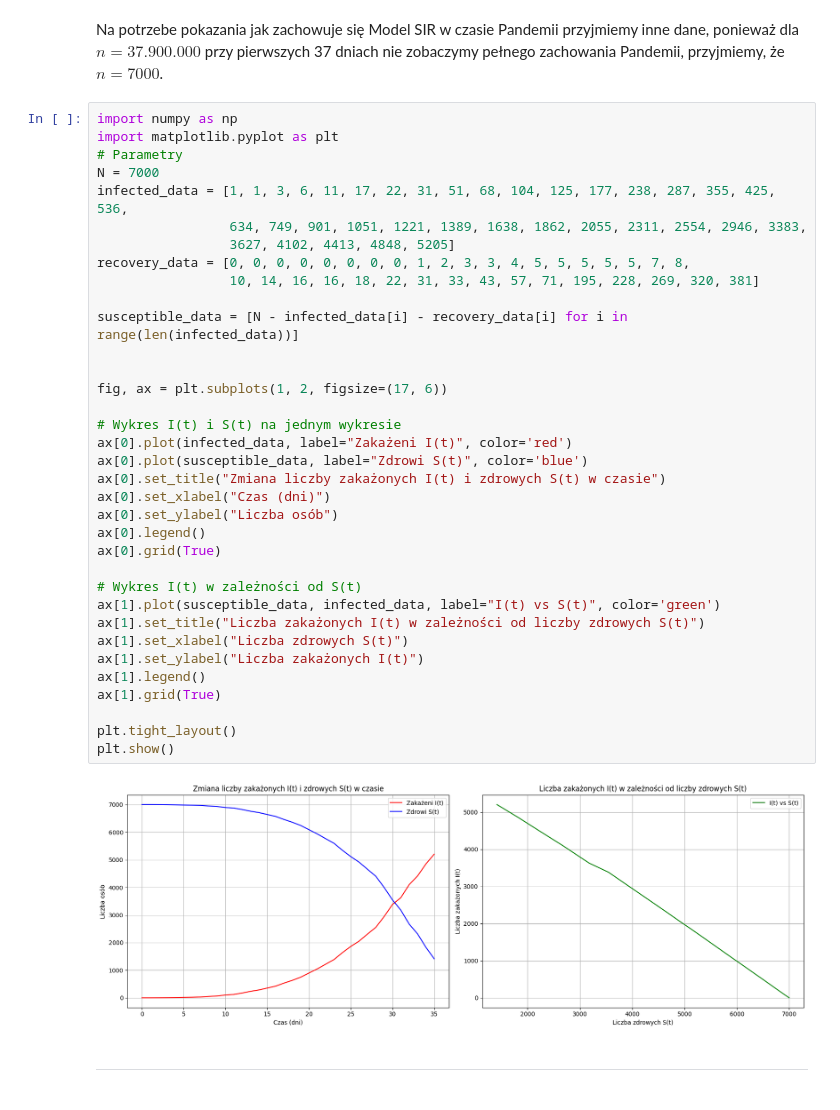
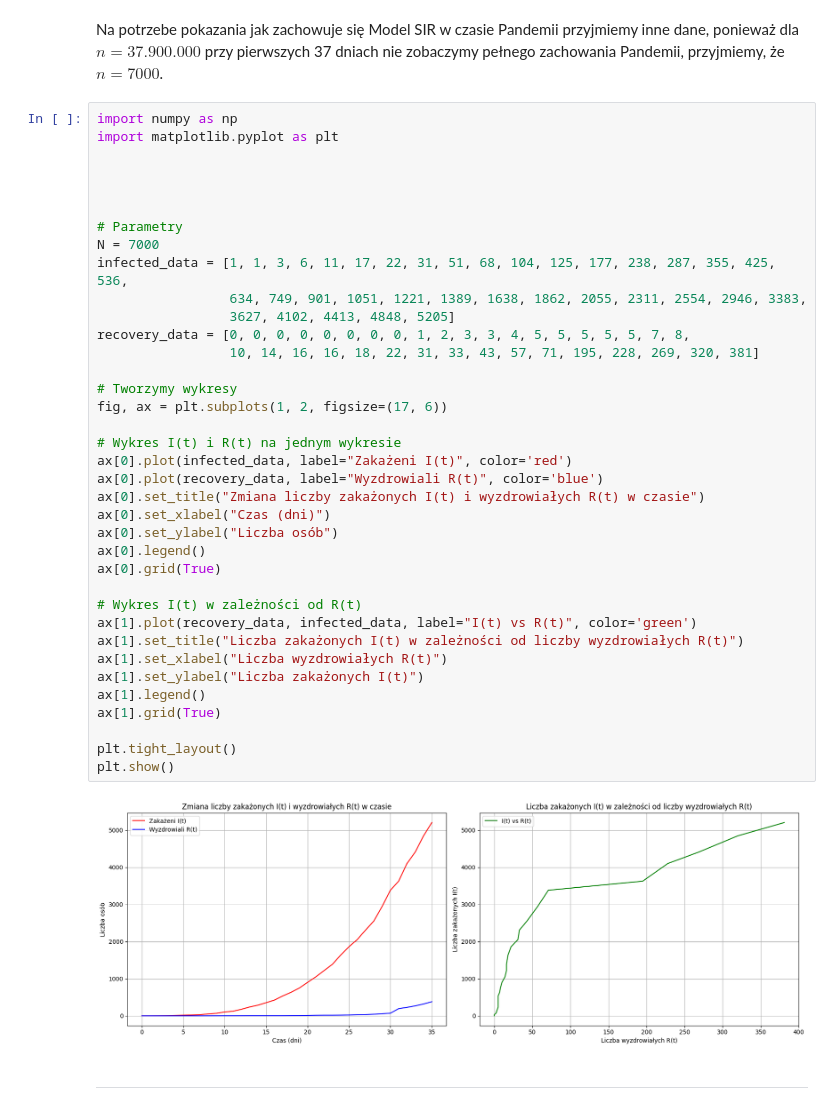
Before and after one commit to 277465/Modelowanie-Pandemii-Sars-cov-19, a Jupyter notebook: projekt.ipynb, the cells around one changed output. Saved outputs shown, nothing was run; the diff lists cells and outputs as text.

Commit message:
zmiana wykresu

```diff
--- a/projekt.ipynb
+++ b/projekt.ipynb
@@ -109,40 +109,42 @@ Na potrzebe pokazania jak zachowuje się Model SIR w czasie Pandemii przyjmiemy
 # %%
 import numpy as np
 import matplotlib.pyplot as plt
+
+
+
+
 # Parametry
 N = 7000
 infected_data = [1, 1, 3, 6, 11, 17, 22, 31, 51, 68, 104, 125, 177, 238, 287, 355, 425, 536,
                  634, 749, 901, 1051, 1221, 1389, 1638, 1862, 2055, 2311, 2554, 2946, 3383,
                  3627, 4102, 4413, 4848, 5205]
 recovery_data = [0, 0, 0, 0, 0, 0, 0, 0, 1, 2, 3, 3, 4, 5, 5, 5, 5, 5, 7, 8,
                  10, 14, 16, 16, 18, 22, 31, 33, 43, 57, 71, 195, 228, 269, 320, 381]
 
-susceptible_data = [N - infected_data[i] - recovery_data[i] for i in range(len(infected_data))]
-
-
+# Tworzymy wykresy
 fig, ax = plt.subplots(1, 2, figsize=(17, 6))
 
-# Wykres I(t) i S(t) na jednym wykresie
+# Wykres I(t) i R(t) na jednym wykresie
 ax[0].plot(infected_data, label="Zakażeni I(t)", color='red')
-ax[0].plot(susceptible_data, label="Zdrowi S(t)", color='blue')
-ax[0].set_title("Zmiana liczby zakażonych I(t) i zdrowych S(t) w czasie")
+ax[0].plot(recovery_data, label="Wyzdrowiali R(t)", color='blue')
+ax[0].set_title("Zmiana liczby zakażonych I(t) i wyzdrowiałych R(t) w czasie")
 ax[0].set_xlabel("Czas (dni)")
 ax[0].set_ylabel("Liczba osób")
 ax[0].legend()
 ax[0].grid(True)
 
-# Wykres I(t) w zależności od S(t)
-ax[1].plot(susceptible_data, infected_data, label="I(t) vs S(t)", color='green')
-ax[1].set_title("Liczba zakażonych I(t) w zależności od liczby zdrowych S(t)")
-ax[1].set_xlabel("Liczba zdrowych S(t)")
+# Wykres I(t) w zależności od R(t)
+ax[1].plot(recovery_data, infected_data, label="I(t) vs R(t)", color='green')
+ax[1].set_title("Liczba zakażonych I(t) w zależności od liczby wyzdrowiałych R(t)")
+ax[1].set_xlabel("Liczba wyzdrowiałych R(t)")
 ax[1].set_ylabel("Liczba zakażonych I(t)")
 ax[1].legend()
 ax[1].grid(True)
 
 plt.tight_layout()
 plt.show()
 # %% [output]
-[figure, old version]
+[figure, new version]
 # %% [markdown]
 ---
 # %% [markdown]
```
